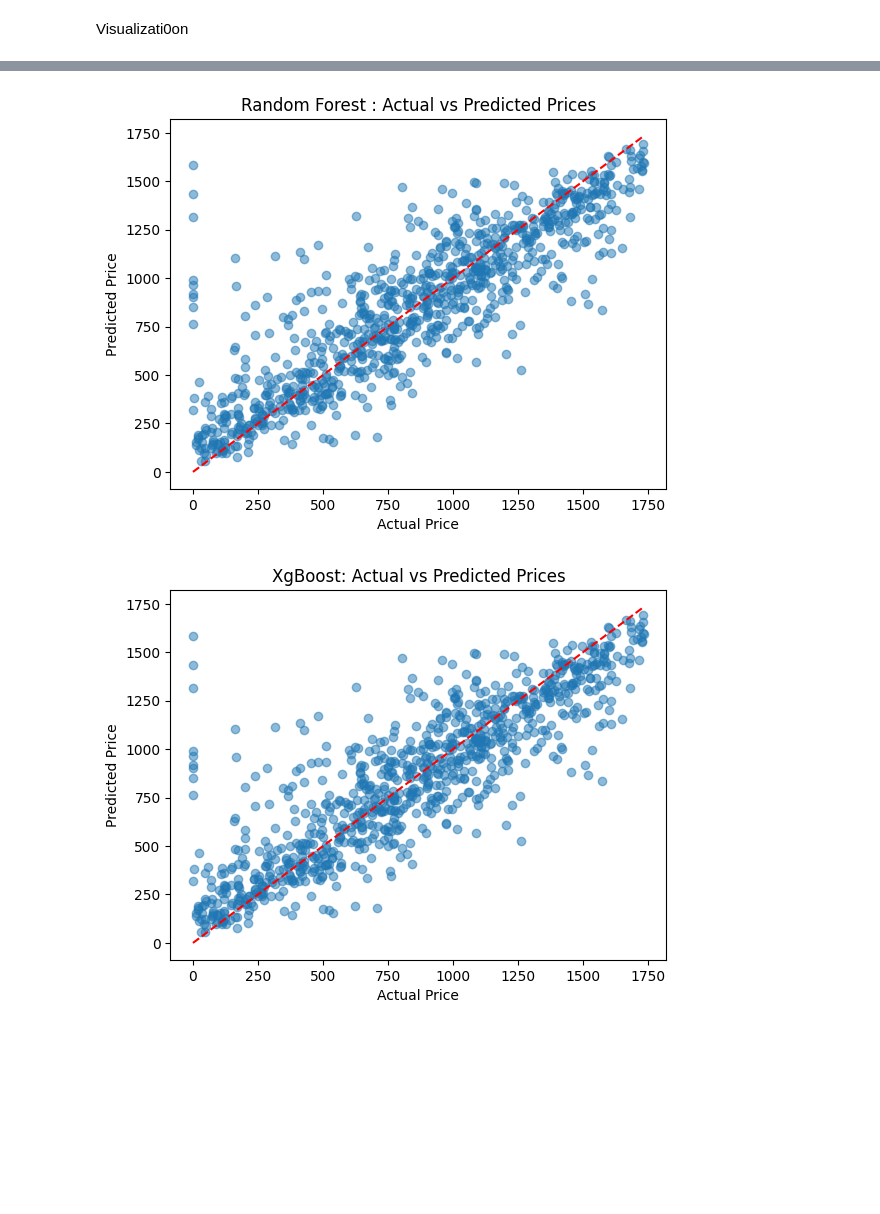
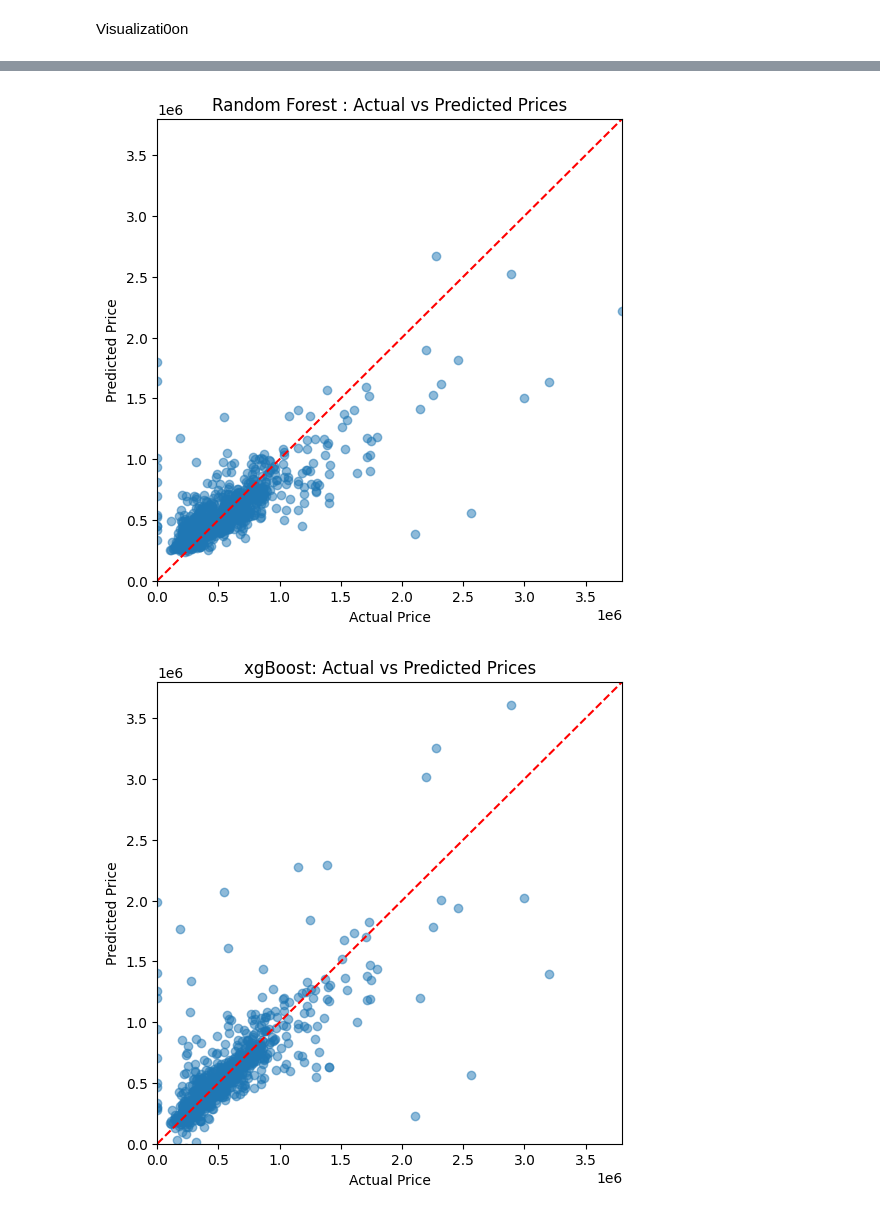
Before and after one commit to vanshika032/House_Price_Prediction, a Jupyter notebook: House_Price_Prediction.ipynb, the cells around one changed output, grey strips where cells are left out. Drawn from its saved outputs; the diff is of its cells as text; code cells hidden in the pictures; blank space fills up the shorter version.

```diff
--- a/House_Price_Prediction.ipynb
+++ b/House_Price_Prediction.ipynb
@@ -153,3 +220,21 @@ X[cat_cols] = cat_imputer.fit_transform(X[cat_cols])
+# %%
+from sklearn.model_selection import train_test_split
+from sklearn.impute import SimpleImputer
+
+# 1. Split first
+X_train, X_test, y_train, y_test = train_test_split(X, y, test_size=0.2, random_state=42)
+
+# 2. Fit imputer ONLY on training set
+num_imputer = SimpleImputer(strategy='median')
+X_train[num_cols] = num_imputer.fit_transform(X_train[num_cols])
+
+
+cat_imputer = SimpleImputer(strategy='most_frequent')
+X_train[cat_cols] = cat_imputer.fit_transform(X_train[cat_cols])
+
+# 3. Transform test set using the same imputer
+X_test[num_cols] = num_imputer.transform(X_test[num_cols])
+X_test[cat_cols] = cat_imputer.transform(X_test[cat_cols])
 # %%
 print(X)
 # %% [output]
@@ -328,17 +392,17 @@ transformer_or_model → any preprocessing (scaler, encoder) or final model
 # %%
 linear_model = Pipeline([
- ('preprocessor', preprocessor),
+     ('preprocess', ct_linear),
     ('regressor', LinearRegression())
 ])
 
 random_model = Pipeline([
-    ('preprocessor', preprocessor),
-    ('regressor', RandomForestRegressor(n_estimators = 100, random_state = 2))
+     ('preprocess', ct_tree),
+    ('regressor', RandomForestRegressor(n_estimators = 500, max_depth=12, min_samples_split=5, min_samples_leaf=2, max_features='sqrt', random_state = 2))
 ])
 
 xgb_model = Pipeline([
-    ('preprocessor', preprocessor),
-    ('regressor', xgb.XGBRegressor(n_estimators=100, random_state=42, eval_metric='rmse'))
+     ('preprocess', ct_tree),
+    ('regressor', xgb.XGBRegressor(n_estimators=800, max_depth=8, learning_rate=0.05, min_child_weight=2, colsample_bytree=0.7, subsample=0.8, random_state=2, eval_metric='rmse'))
 ])
 # %%
 linear_model.fit(X_train, y_train)
@@ -394,7 +469,7 @@ Model Prediction
 # %%
 y_pred_linear = linear_model.predict(X_test)
 y_pred_random = random_model.predict(X_test)
-y_pred_xgb = random_model.predict(X_test)
+y_pred_xgb = xgb_model.predict(X_test)
 # %% [markdown]
 Evaluation Metrics
 # %%
@@ -480,25 +590,45 @@ plt.show()
 # %%
 import matplotlib.pyplot as plt
 
+plt.figure(figsize=(6,6))
+
 plt.scatter(y_test, y_pred_random, alpha=0.5)
-plt.plot([y_test.min(), y_test.max()], [y_test.min(), y_test.max()], 'r--')  # perfect prediction line
+
+plt.plot([y_test.min(), y_test.max()],
+         [y_test.min(), y_test.max()],
+         'r--')
+
+plt.xlim(y_test.min(), y_test.max())
+plt.ylim(y_test.min(), y_test.max())
+
 plt.xlabel("Actual Price")
 plt.ylabel("Predicted Price")
 plt.title("Random Forest : Actual vs Predicted Prices")
+
 plt.show()
 # %% [output]
-[figure, old version]
+[figure, new version]
 # %%
 import matplotlib.pyplot as plt
 
+plt.figure(figsize=(6,6))
+
 plt.scatter(y_test, y_pred_xgb, alpha=0.5)
-plt.plot([y_test.min(), y_test.max()], [y_test.min(), y_test.max()], 'r--')  # perfect prediction line
+
+plt.plot([y_test.min(), y_test.max()],
+         [y_test.min(), y_test.max()],
+         'r--')
+
+plt.xlim(y_test.min(), y_test.max())
+plt.ylim(y_test.min(), y_test.max())
+
 plt.xlabel("Actual Price")
 plt.ylabel("Predicted Price")
-plt.title("XgBoost: Actual vs Predicted Prices")
+plt.title("xgBoost: Actual vs Predicted Prices")
+
 plt.show()
 # %% [output]
-[figure, old version]
+[figure, new version]
 # %%
 # Store model results
 models = {
```
Also changed, not shown: parts of 45 cells of this notebook, 1 other file.
